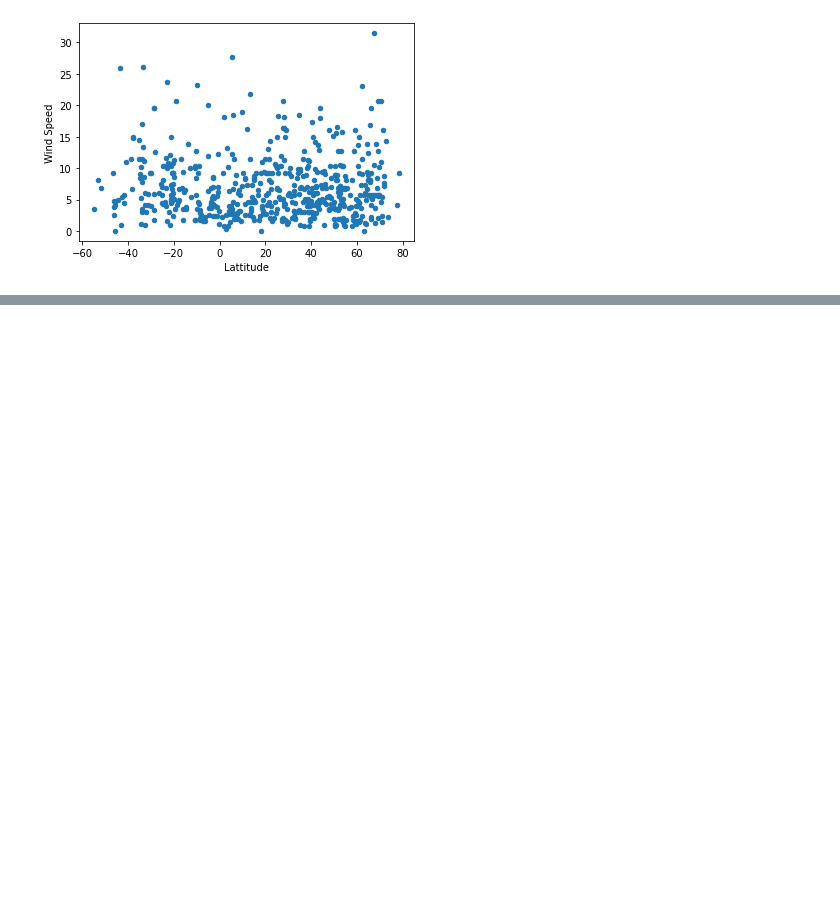
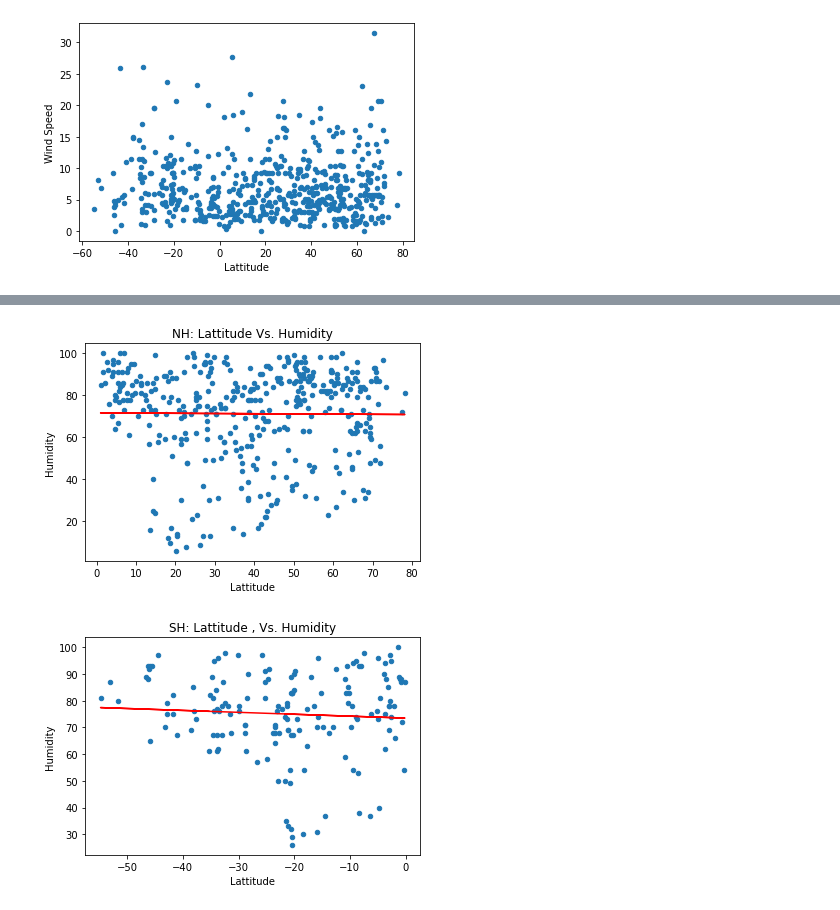
Before and after one commit to awesomepack/python-api-challenge, a Jupyter notebook: WeatherPy/WeatherPy.ipynb, the cells around one changed output, grey strips where cells are left out. Saved outputs shown, nothing was run; the diff lists cells and outputs as text; code cells hidden in the pictures; blank space fills up the shorter version.

```diff
--- a/WeatherPy/WeatherPy.ipynb
+++ b/WeatherPy/WeatherPy.ipynb
@@ -153,0 +160,15 @@ sh.plot.scatter(x = 'Lattitude' , y = 'Temperature' , title= 'SH: Lattitude Vs.
+# %%
+#Lattitude Vs. Humidity (NH , SH)
+nh.plot.scatter(x = 'Lattitude' , y = 'Humidity' , title = 'NH: Lattitude Vs. Humidity')
+(m_nh_H , b_nh_H , rval_nh_H , pval_nh_H , stderr_nh_H) = linregress(nh['Lattitude'] , nh['Humidity']);
+nh_H_regress = nh['Lattitude'] * m_nh_H + b_nh_H;
+plt.plot(nh['Lattitude'] , nh_H_regress , color = 'red');
+
+#Southern Hemisphere (SH)
+sh.plot.scatter(x = 'Lattitude' , y = 'Humidity' , title = 'SH: Lattitude , Vs. Humidity');
+(m_sh_H , b_sh_H , rval_sh_H , pval_sh_H , stderr_sh_H) = linregress(sh['Lattitude'] , sh['Humidity']);
+sh_H_regress = sh['Lattitude'] * m_sh_H + b_sh_H;
+plt.plot(sh['Lattitude'] , sh_H_regress , color = 'red');
+# %% [output]
+[figure, added]
+[figure, added]
```
Also changed, not shown: parts of 8 cells of this notebook.
